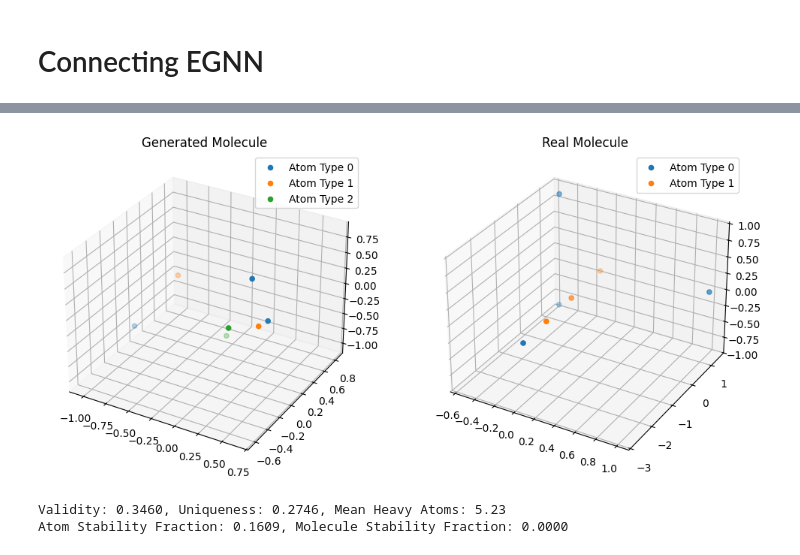
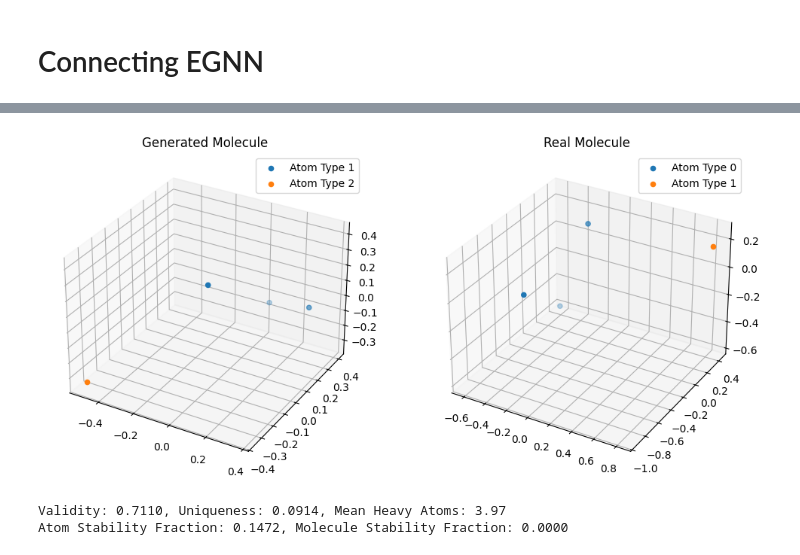
Before and after one commit to edovergna/equi-drifting, a Jupyter notebook: notebooks/aligned_loss.ipynb, the cells around one changed output, grey strips where cells are left out. Drawn from its saved outputs; the diff is of its cells as text; code cells hidden in the pictures.

```diff
--- a/notebooks/aligned_loss.ipynb
+++ b/notebooks/aligned_loss.ipynb
@@ -1711,15 +1711,15 @@ import torch.nn.functional as F
 
 
 # indices = [8, 10, 16, 33, 105, 167, 168, 169, 171, 312, 315, 475, 481, 763, 764, 776, 812, 814, 3765, 3830]
-indices = [2, 4]
+indices = [0, 23, 26, 173, 180]
 real_mols = dataset[indices]
 
-real_positions = real_mols.pos.reshape(2, 3, 3)
-real_types = real_mols.real_atom_types.reshape(2, 3, 5)
+real_positions = real_mols.pos.reshape(5, 5, 3)
+real_types = real_mols.real_atom_types.reshape(5, 5, 5)
 real_positions = real_positions - real_positions.mean(dim=1, keepdim=True)
 
 
-NUM_ATOMS = 3
+NUM_ATOMS = 5
 
 NUM_ATOM_TYPES = 5
 NUM_BLOCKS = 5
@@ -1728,7 +1728,7 @@ TANH_COORD_UPDATES = True
 ATTENTION = True
 AGGR_TYPE = "sum"
 
-NUM_GEN = 20
+NUM_GEN = 50
 NUM_ITERS = 7500
 LR = 1e-5
 P_ETA = 0.3
@@ -1818,5 +1835,5 @@ IndexError: list index out of range
 # %%
-dense_edge_index = real_mols[8].dense_edge_index
+dense_edge_index = real_mols[0].dense_edge_index
 edge_index_list = []
 for offset in range(NUM_GEN):
     offset_edge_index = dense_edge_index + offset * NUM_ATOMS
@@ -1828,36 +1845,36 @@ pos_noise = torch.randn((NUM_ATOMS*NUM_GEN, 3))
 pos_noise = pos_noise - pos_noise.mean(dim=0)
 type_noise = torch.randn((NUM_ATOMS*NUM_GEN, NUM_ATOM_TYPES))
 
 gen_pos, gen_types = model(pos_noise, type_noise, dense_edge_index)
 
 gen_types = gen_types.reshape(NUM_GEN, NUM_ATOMS, NUM_ATOM_TYPES)
 gen_pos = gen_pos.reshape(NUM_GEN, NUM_ATOMS, 3)
 gen_pos = gen_pos - gen_pos.mean(dim=1, keepdim=True)
 
 gen_types_prob = F.softmax(gen_types, dim=-1)
 gen_types_sphere = probs_to_sphere(gen_types_prob, eps=1e-8)
 gen_types_prob = sphere_to_probs(gen_types_sphere, eps=1e-8)
 
 gen_types_argmax = gen_types_prob.argmax(dim=-1).float()
 real_types_argmax = real_types.argmax(dim=-1).float()
 
 # print(real_types_argmax)
 # print(gen_types_argmax)
 
 INDEX_GEN_MOL = 0
 
 %matplotlib inline
 visualize_both_molecules_with_atom_types(
     gen_pos,
     gen_types_argmax,
     real_positions,
     real_types_argmax,
     INDEX_GEN_MOL,
 )
 # %% [output]
-[figure, old version]
+[figure, new version]
 # %%
 evaluate_generated_molecules(gen_pos, gen_types_prob)
 # %% [output]
-Validity: 0.3460, Uniqueness: 0.2746, Mean Heavy Atoms: 5.23
-Atom Stability Fraction: 0.1609, Molecule Stability Fraction: 0.0000
+Validity: 0.7110, Uniqueness: 0.0914, Mean Heavy Atoms: 3.97
+Atom Stability Fraction: 0.1472, Molecule Stability Fraction: 0.0000
```
Also changed, not shown: parts of 1 cell of this notebook, 4 other files.
